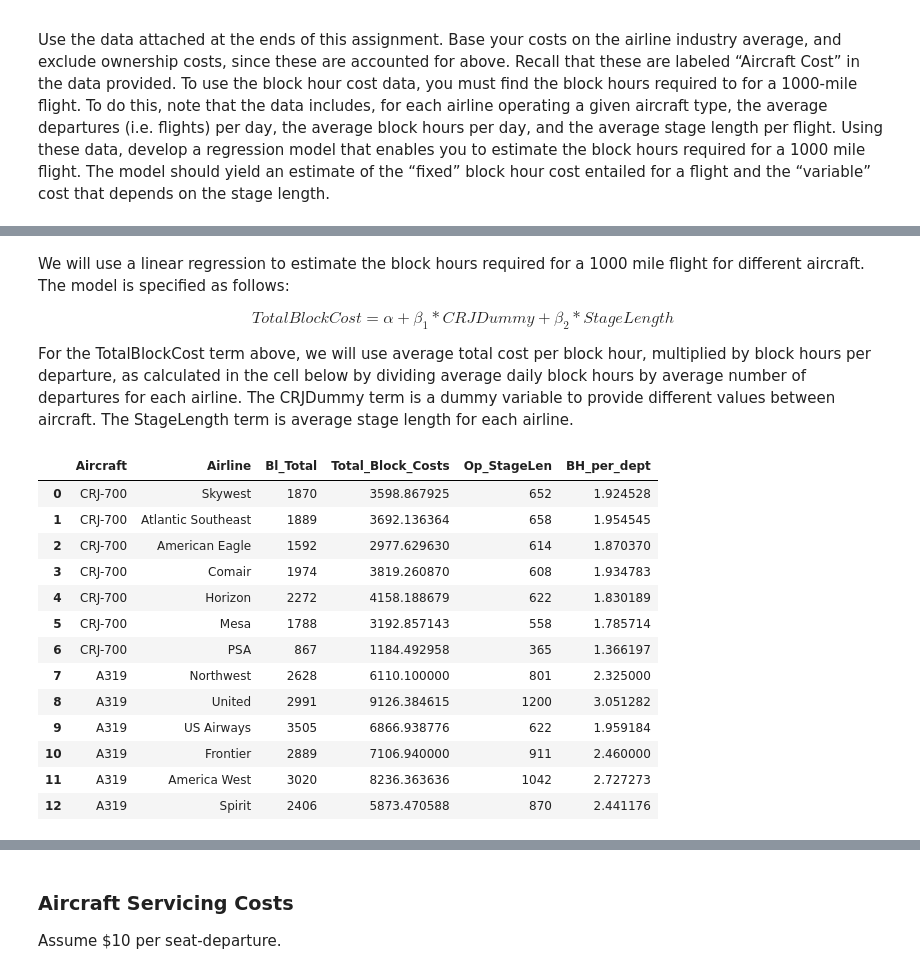
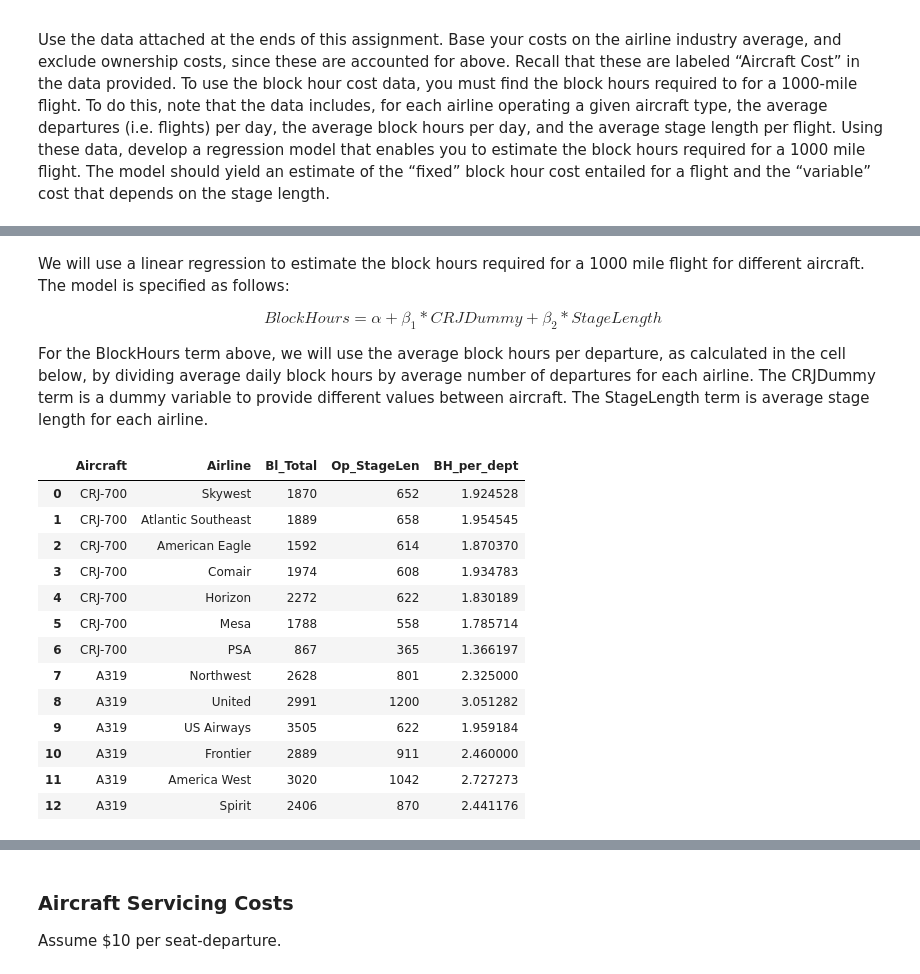
Before and after one commit to pksohn/Berkeley, a Jupyter notebook: CE260 Assignment 3 - Airline Economics.ipynb, the cells around one changed output, grey strips where cells are left out. Cells and saved outputs as stored; diff of their text form; code cells hidden in the pictures.

```diff
--- a/CE260 Assignment 3 - Airline Economics.ipynb
+++ b/CE260 Assignment 3 - Airline Economics.ipynb
@@ -103,36 +113,33 @@ ac_costs.head()
 We will use a linear regression to estimate the block hours required for a 1000 mile flight for different aircraft. The model is specified as follows:
 
 $$
-TotalBlockCost = \alpha + \beta_1 * CRJDummy + \beta_2 * StageLength
+BlockHours = \alpha + \beta_1 * CRJDummy + \beta_2 * StageLength
 $$
 
-For the TotalBlockCost term above, we will use average total cost per block hour, multiplied by block hours per departure, as calculated in the cell below by dividing average daily block hours by average number of departures for each airline. The CRJDummy term is a dummy variable to provide different values between aircraft. The StageLength term is average stage length for each airline.
+For the BlockHours term above, we will use the average block hours per departure, as calculated in the cell below, by dividing average daily block hours by average number of departures for each airline. The CRJDummy term is a dummy variable to provide different values between aircraft. The StageLength term is average stage length for each airline.
 # %%
 # Calculate block hours per departure
 ac_costs["BH_per_dept"] = ac_costs.Day_BH / ac_costs.Day_Dept
-
-# Calculate total block costs
-ac_costs["Total_Block_Costs"] = ac_costs.Bl_Total * ac_costs.BH_per_dept
 # %%
 # Generate a simplifid dataset to run regression on
 
-BH_model = ac_costs[["Aircraft","Airline","Bl_Total","Total_Block_Costs","Op_StageLen","BH_per_dept"]]
+BH_model = ac_costs[["Aircraft","Airline","Bl_Total","Op_StageLen","BH_per_dept"]]
 BH_model
 # %% [output]
-|  | Aircraft | Airline | Bl_Total | Total_Block_Costs | Op_StageLen | BH_per_dept |
-| 0 | CRJ-700 | Skywest | 1870 | 3598.867925 | 652 | 1.924528 |
-| 1 | CRJ-700 | Atlantic Southeast | 1889 | 3692.136364 | 658 | 1.954545 |
-| 2 | CRJ-700 | American Eagle | 1592 | 2977.629630 | 614 | 1.870370 |
-| 3 | CRJ-700 | Comair | 1974 | 3819.260870 | 608 | 1.934783 |
-| 4 | CRJ-700 | Horizon | 2272 | 4158.188679 | 622 | 1.830189 |
-| 5 | CRJ-700 | Mesa | 1788 | 3192.857143 | 558 | 1.785714 |
-| 6 | CRJ-700 | PSA | 867 | 1184.492958 | 365 | 1.366197 |
-| 7 | A319 | Northwest | 2628 | 6110.100000 | 801 | 2.325000 |
-| 8 | A319 | United | 2991 | 9126.384615 | 1200 | 3.051282 |
-| 9 | A319 | US Airways | 3505 | 6866.938776 | 622 | 1.959184 |
-| 10 | A319 | Frontier | 2889 | 7106.940000 | 911 | 2.460000 |
-| 11 | A319 | America West | 3020 | 8236.363636 | 1042 | 2.727273 |
-| 12 | A319 | Spirit | 2406 | 5873.470588 | 870 | 2.441176 |
+|  | Aircraft | Airline | Bl_Total | Op_StageLen | BH_per_dept |
+| 0 | CRJ-700 | Skywest | 1870 | 652 | 1.924528 |
+| 1 | CRJ-700 | Atlantic Southeast | 1889 | 658 | 1.954545 |
+| 2 | CRJ-700 | American Eagle | 1592 | 614 | 1.870370 |
+| 3 | CRJ-700 | Comair | 1974 | 608 | 1.934783 |
+| 4 | CRJ-700 | Horizon | 2272 | 622 | 1.830189 |
+| 5 | CRJ-700 | Mesa | 1788 | 558 | 1.785714 |
+| 6 | CRJ-700 | PSA | 867 | 365 | 1.366197 |
+| 7 | A319 | Northwest | 2628 | 801 | 2.325000 |
+| 8 | A319 | United | 2991 | 1200 | 3.051282 |
+| 9 | A319 | US Airways | 3505 | 622 | 1.959184 |
+| 10 | A319 | Frontier | 2889 | 911 | 2.460000 |
+| 11 | A319 | America West | 3020 | 1042 | 2.727273 |
+| 12 | A319 | Spirit | 2406 | 870 | 2.441176 |
 # %%
 # Specify OLS model
 
```
Also changed, not shown: parts of 69 cells of this notebook.
